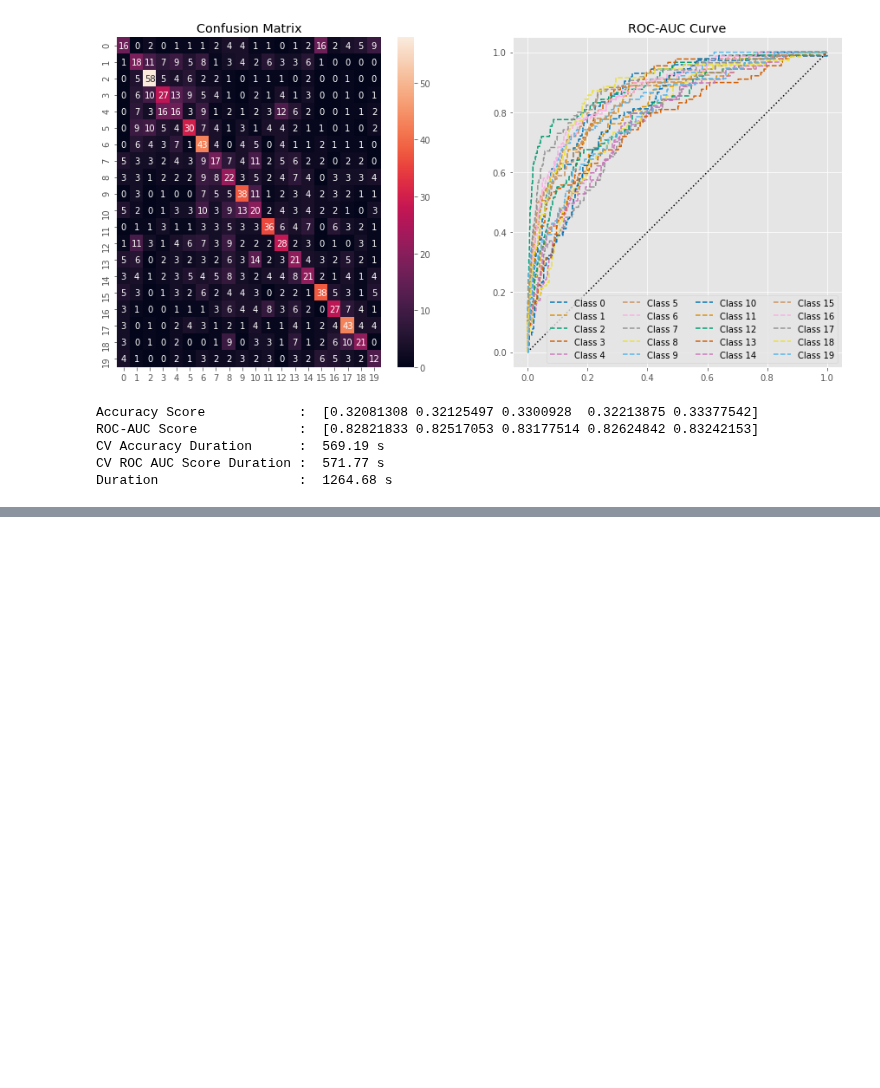
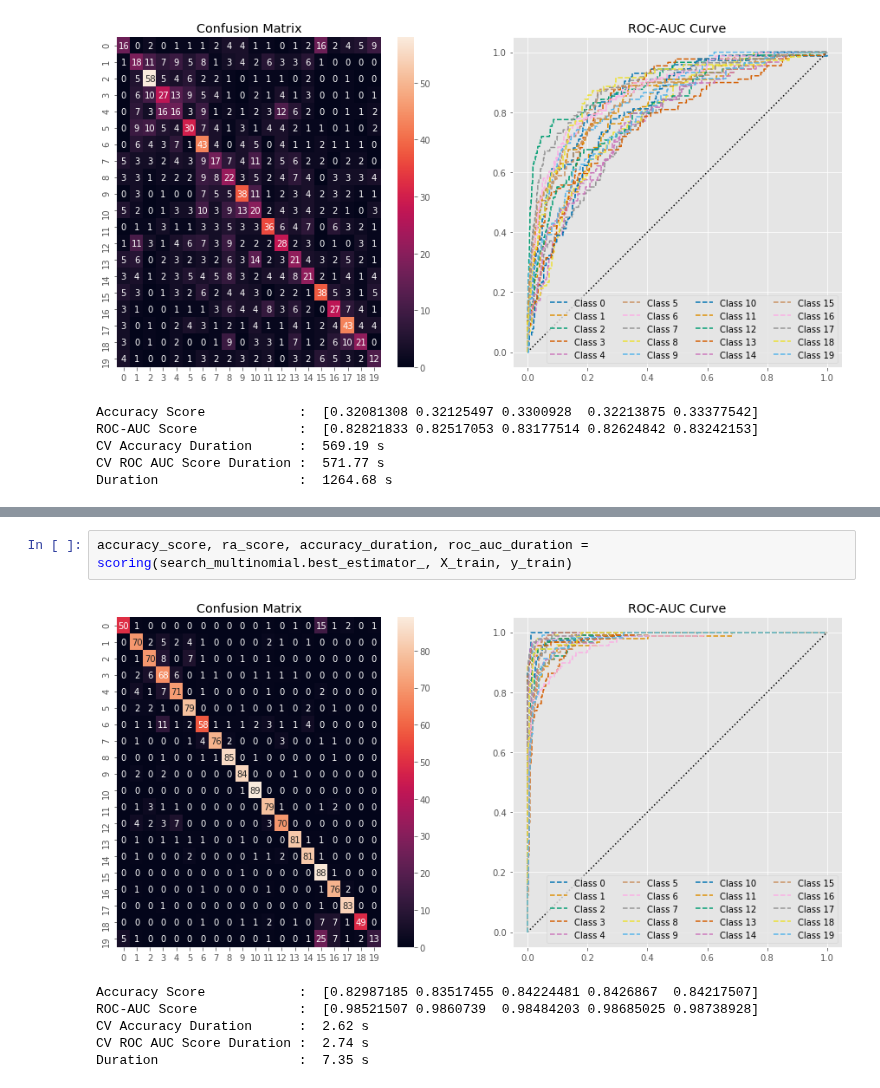
Before and after one commit to agusrichard/data-science-learning-projects, a Jupyter notebook: News Groups/20_newsgroups.ipynb, the cells around one changed output, grey strips where cells are left out. Cells and saved outputs as stored; diff of their text form; blank space fills up the shorter version.

```diff
--- a/News Groups/20_newsgroups.ipynb
+++ b/News Groups/20_newsgroups.ipynb
@@ -727,0 +772,9 @@ Duration                  :  1264.68 s
+# %%
+accuracy_score, ra_score, accuracy_duration, roc_auc_duration = scoring(search_multinomial.best_estimator_, X_train, y_train)
+# %% [output]
+[figure, added]
+Accuracy Score            :  [0.82987185 0.83517455 0.84224481 0.8426867  0.84217507]
+ROC-AUC Score             :  [0.98521507 0.9860739  0.98484203 0.98685025 0.98738928]
+CV Accuracy Duration      :  2.62 s
+CV ROC AUC Score Duration :  2.74 s
+Duration                  :  7.35 s
```
Also changed, not shown: parts of 26 cells of this notebook.
